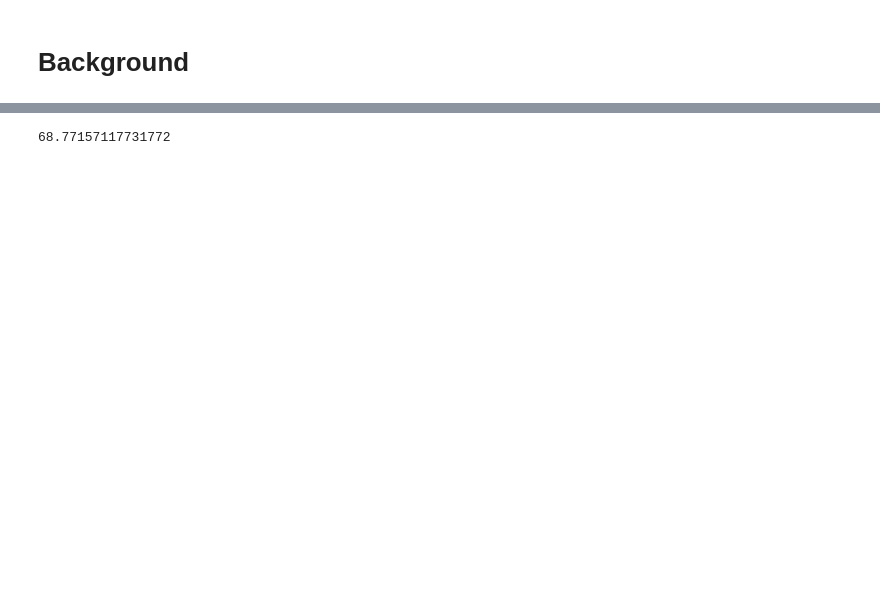
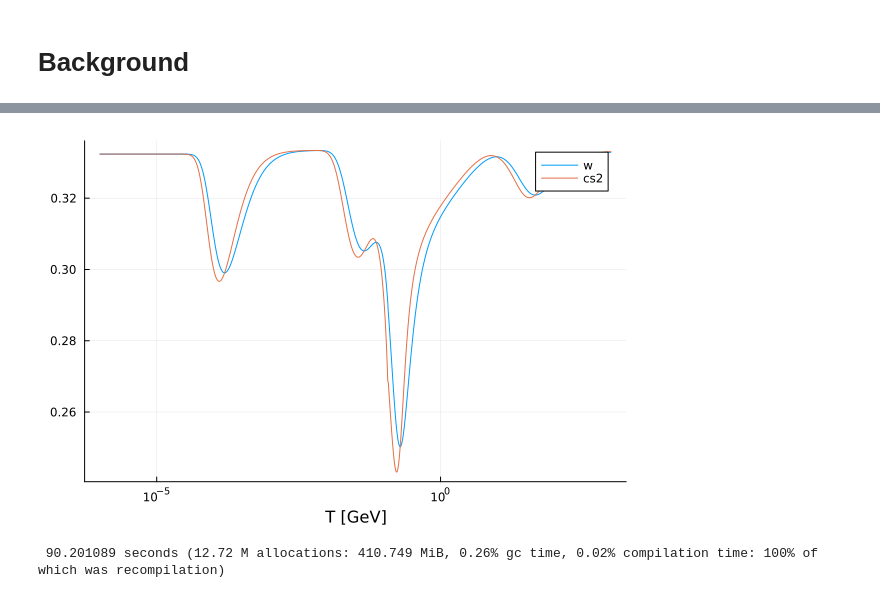
Before and after one commit to NekomammaT/SIGW_QCD, a Jupyter notebook: SIGW_QCD.ipynb, the cells around one changed output, grey strips where cells are left out. Cells and saved outputs as stored; diff of their text form; code cells hidden in the pictures; blank space fills up the shorter version.

```diff
--- a/SIGW_QCD.ipynb
+++ b/SIGW_QCD.ipynb
@@ -146,12 +124,10 @@ function cs2(T) # sound speed squared
     end
 end;
 # %%
-plot(Tlist, EoSw.(Tlist), xscale=:log10, label="w", xlabel="T [GeV]")
-plot!(Tlist, cs2.(Tlist), label="cs2")
+plot(EoSw, Tlist, xscale=:log10, label="w", xlabel="T [GeV]")
+plot!(cs2, Tlist, label="cs2")
+# %% [output]
+[figure, added]
-# %%
-gs(1)
-# %% [output]
-68.77157117731772
 # %%
 T0 = 2.725*KinGeV; # current temperature
 grho0 = grho(T0); # current grho
@@ -165,2 +141,14 @@ etai = 1/calH(scaleai, Ti); # initial conformal time
 
 etaf = 10; # final conformal time
+# %%
+function bgEoM(du,u,p,lneta) # u[1] = T, u[2] = scalea
+    du[1] = -3*exp(lneta)*(1 + EoSw(u[1])) * calH(u[1], u[2]) * grho(u[1]) / (grhop(u[1]) + 4*grho(u[1])/u[1])
+    du[2] = exp(lneta)*u[2]*calH(u[1],u[2])
+end;
+
+ui = [Ti,scaleai];
+lnetaspan = (log(etai),log(etaf));
+bgprob = ODEProblem(bgEoM,ui,lnetaspan);
+@time bgsol = solve(bgprob,Tsit5(),reltol=1e-10,abstol=1e-10);
+# %% [output]
+ 90.201089 seconds (12.72 M allocations: 410.749 MiB, 0.26% gc time, 0.02% compilation time: 100% of which was recompilation)
```
Also changed, not shown: parts of 14 cells of this notebook.
